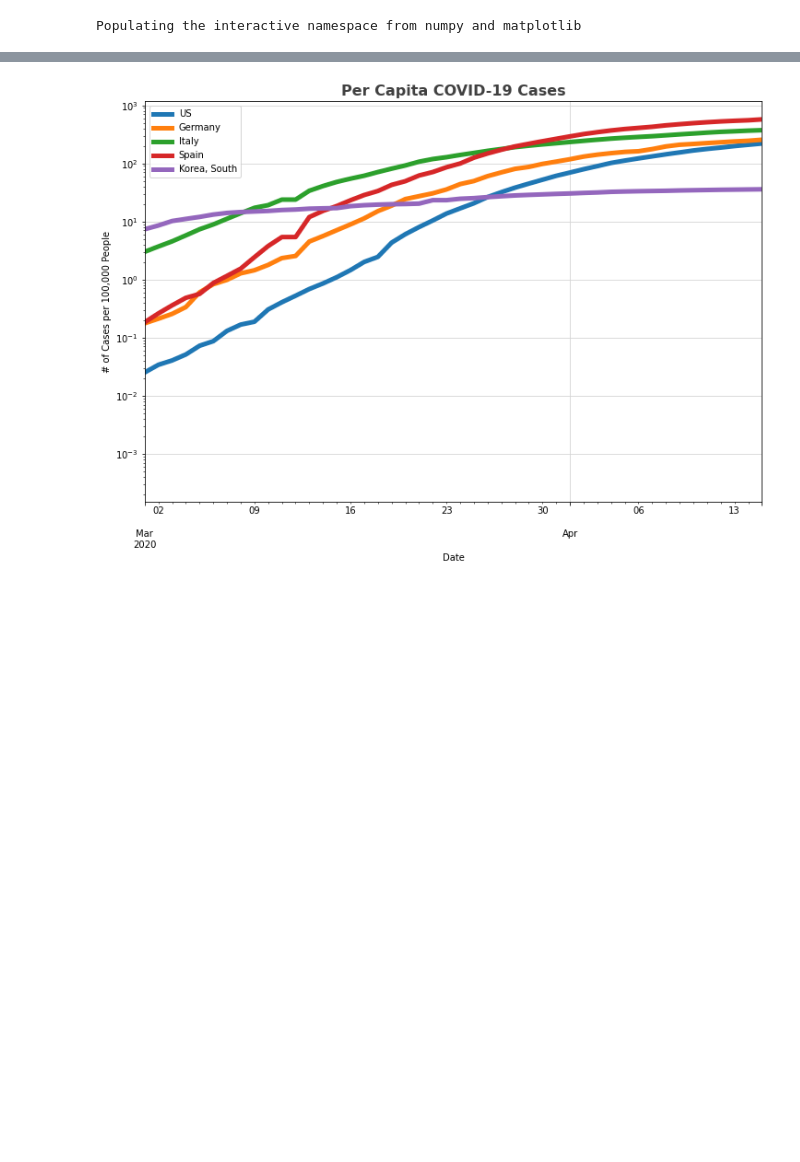
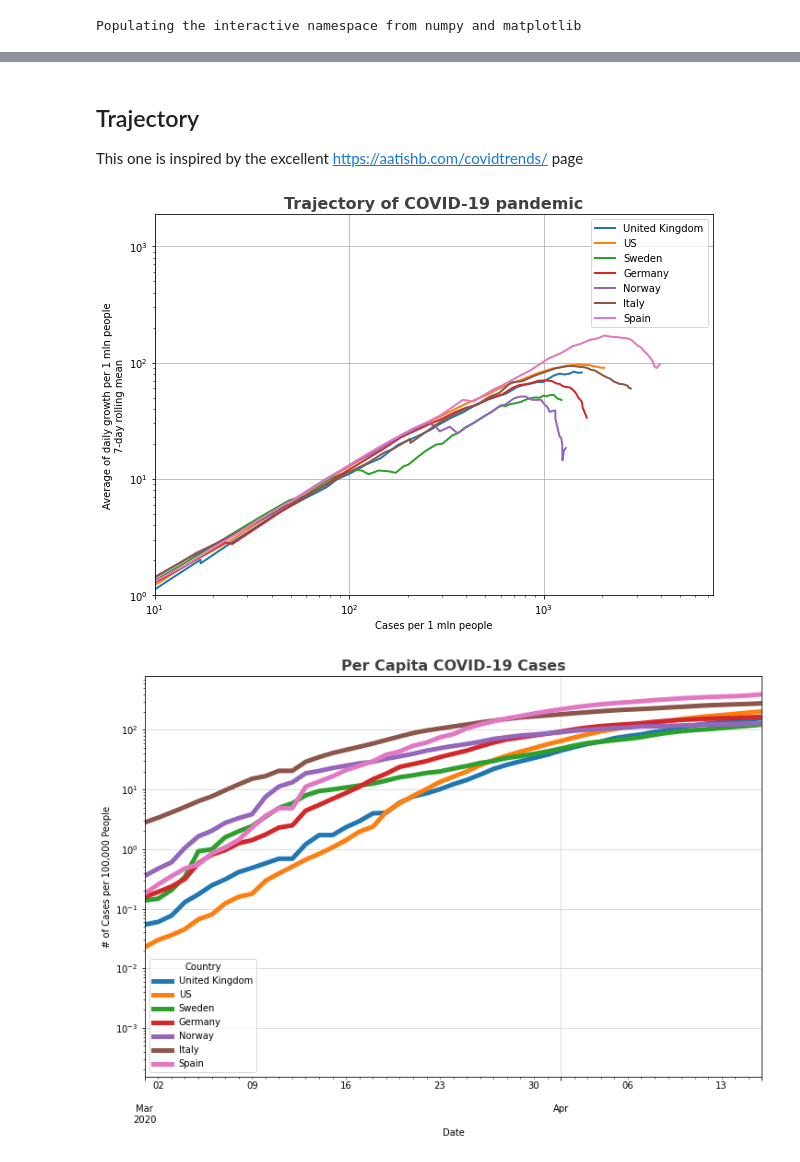
Before and after one commit to jochym/covid_plots, a Jupyter notebook: Covid_plots.ipynb, the cells around one changed output, grey strips where cells are left out. Saved outputs shown, nothing was run; the diff lists cells and outputs as text; code cells hidden in the pictures; blank space fills up the shorter version.

```diff
--- a/Covid_plots.ipynb
+++ b/Covid_plots.ipynb
@@ -111,5 +108,29 @@ plt.savefig('relative_growth.png');
+# %% [markdown]
+## Trajectory
+This one is inspired by the excellent https://aatishb.com/covidtrends/ page
+# %%
+plt.figure(figsize=(10,7))
+val = 10*confpc
+span = 7
+gr = val.diff().rolling(span).mean()
+
+for n, c in enumerate(selcnt):
+    m = ~ gr[c].isnull()
+    plt.loglog(val[c][m].values, gr[c][m].values, '-', label=c, lw=2)
+
+plt.xlim(10,None)
+plt.ylim(1,None)
+plt.title('Trajectory of COVID-19 pandemic', fontsize = 16, weight = 'bold', alpha = .75)
+plt.ylabel('Average of daily growth per 1 mln people\n'+
+           f'{span}-day rolling mean')
+plt.xlabel('Cases per 1 mln people')
+plt.legend()
+plt.grid()
+plt.savefig('trajectory.png');
+# %% [output]
+[figure, added]
 # %%
-percapitaplot = percapita[selcnt].plot(figsize=(12,8), linewidth=5, logy=LOGY)
+percapitaplot = confpc[selcnt].plot(figsize=(12,8), linewidth=5, logy=LOGY)
 percapitaplot.grid(color='#d4d4d4')
 percapitaplot.set_xlabel('Date')
 percapitaplot.set_ylabel('# of Cases per 100,000 People')
@@ -117,5 +138,5 @@ percapitaplot.set_xlim(pd.Timestamp('2020-03-1'),None)
 percapitaplot.set_title("Per Capita COVID-19 Cases",
                         fontsize = 16, weight = 'bold', alpha = .75);
 # %% [output]
-[figure, old version]
+[figure, new version]
 # %%
```
Also changed, not shown: parts of 10 cells of this notebook, 6 other files.
